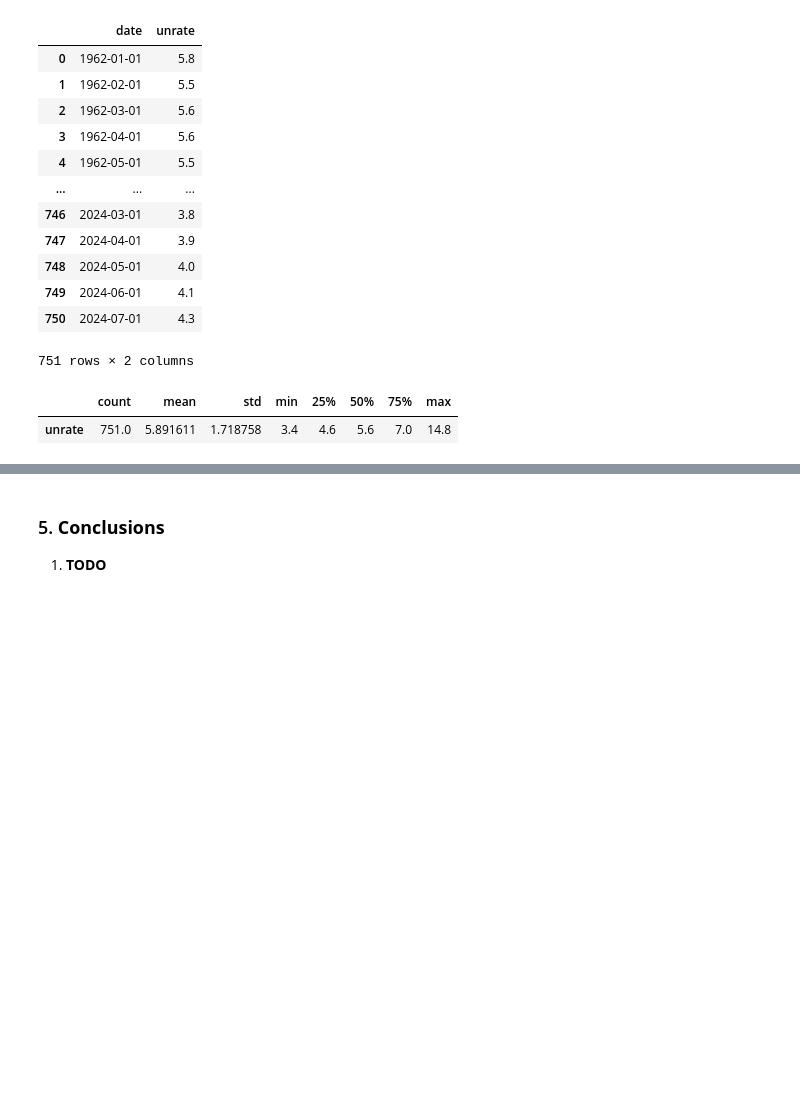
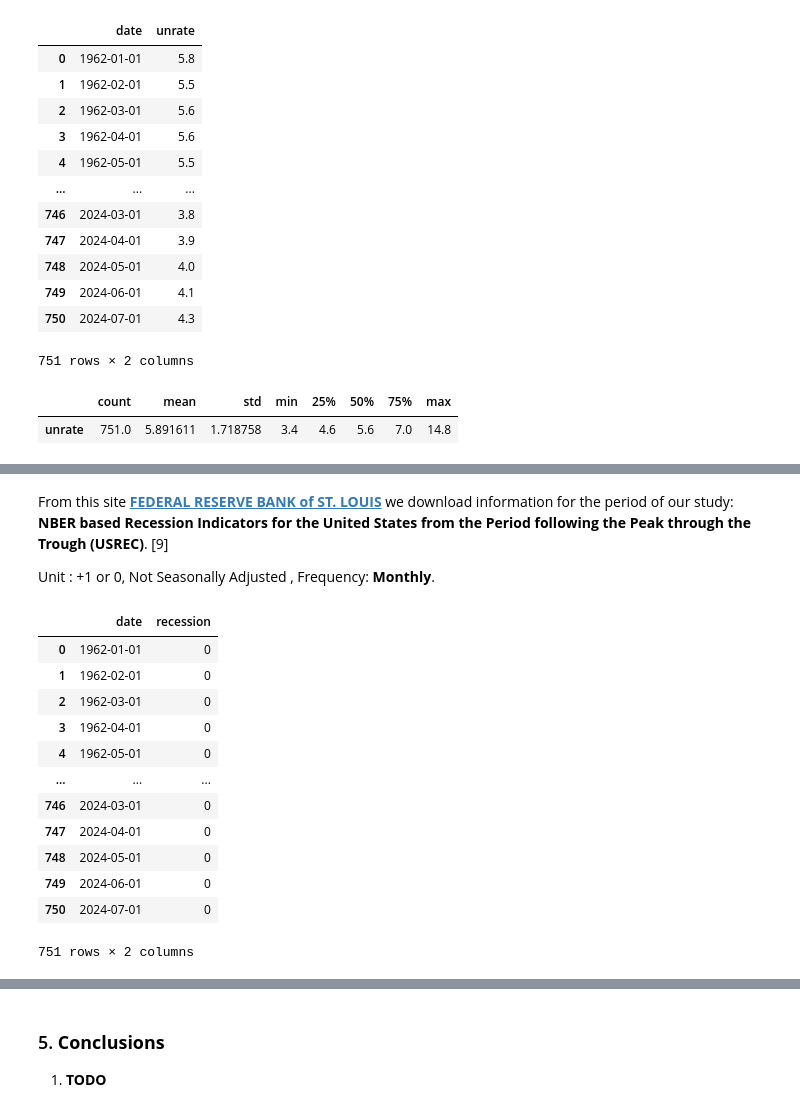
Before and after one commit to Engineer194/Analysis-of-the-US-Economy---Part-2, a Jupyter notebook: Macroeconomic Analysis of the US Economy - Part 2-v.1.ipynb, the cells around one changed output, grey strips where cells are left out. Saved outputs shown, nothing was run; the diff lists cells and outputs as text; code cells hidden in the pictures; blank space fills up the shorter version.

```diff
--- a/Macroeconomic Analysis of the US Economy - Part 2-v.1.ipynb
+++ b/Macroeconomic Analysis of the US Economy - Part 2-v.1.ipynb
@@ -560,0 +593,27 @@ unrate.describe().T
+# %% [markdown]
+From this site **[FEDERAL RESERVE BANK of ST. LOUIS](https://fred.stlouisfed.org/series/USREC)** we download information for the period of our study: **NBER based Recession Indicators for the United States from the Period following the Peak through the Trough (USREC)**. [9]
+
+Unit :
++1 or 0,
+Not Seasonally Adjusted , Frequency: **Monthly**.
+# %%
+# ===> No data yet until September 2024. <===
+
+recession = pd.read_csv('data/USREC.csv') # Read the CSV file
+recession.columns = ["date", "recession"]
+recession
+# __________ DataFrame (DF) with final data! __________
+# %% [output]
+|  | date | recession |
+| 0 | 1962-01-01 | 0 |
+| 1 | 1962-02-01 | 0 |
+| 2 | 1962-03-01 | 0 |
+| 3 | 1962-04-01 | 0 |
+| 4 | 1962-05-01 | 0 |
+| ... | ... | ... |
+| 746 | 2024-03-01 | 0 |
+| 747 | 2024-04-01 | 0 |
+| 748 | 2024-05-01 | 0 |
+| 749 | 2024-06-01 | 0 |
+| 750 | 2024-07-01 | 0 |
+751 rows × 2 columns
```
Also changed, not shown: parts of 6 cells of this notebook.
